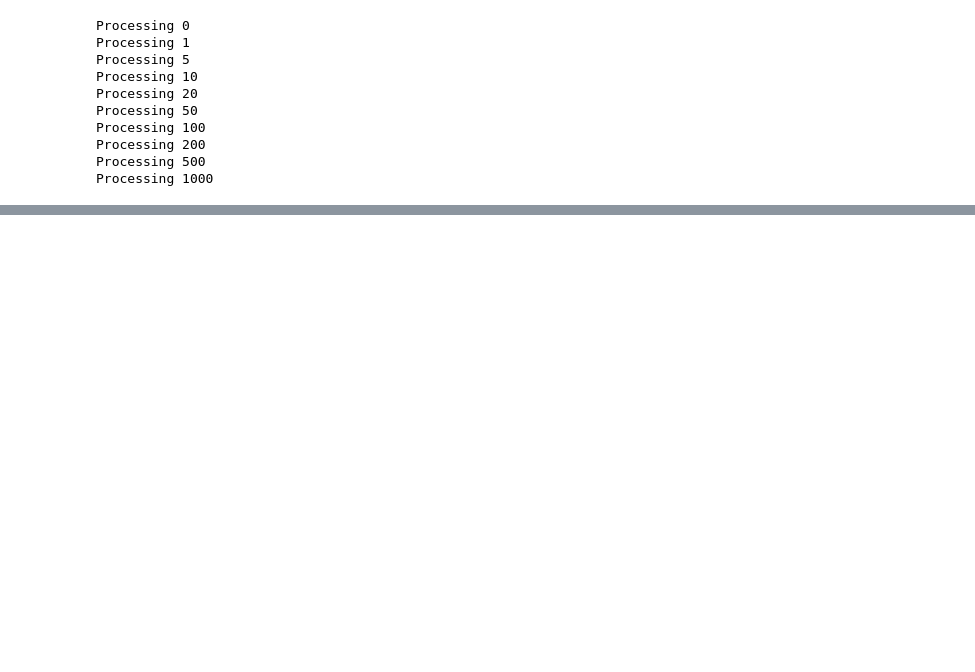
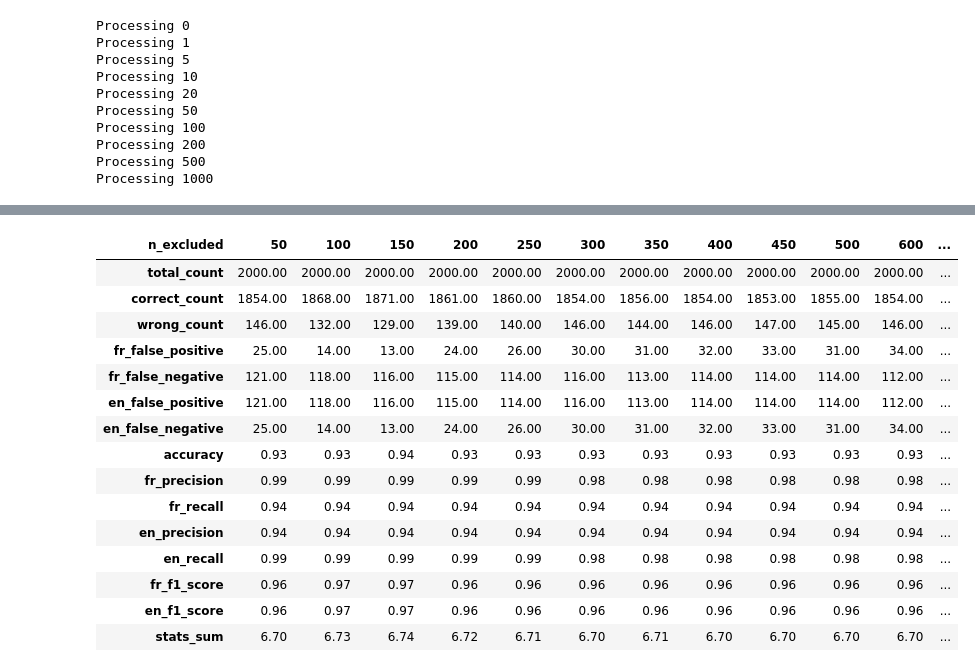
Before and after one commit to KevinCarr42/AI-Translation, a Jupyter notebook: fr_eng_classifier.ipynb, the cells around one changed output, grey strips where cells are left out. Drawn from its saved outputs; the diff is of its cells as text; code cells hidden in the pictures; blank space fills up the shorter version.

```diff
--- a/fr_eng_classifier.ipynb
+++ b/fr_eng_classifier.ipynb
@@ -706,0 +565,6 @@ KeyboardInterrupt:
+# %%
+n_to_exclude = [x for x in range(50, 550, 50)] + [x for x in range(600, 1100, 100)] + [x for x in range(1200, 2200, 200)]
+n_trials = 1000
+
+results_df = process_results(n_to_exclude, n_trials)
+grouped_df = create_stats(results_df)
@@ -706,0 +592,19 @@ KeyboardInterrupt:
+# %%
+grouped_df.set_index('n_excluded').T
+# %% [output]
+| n_excluded | 50 | 100 | 150 | 200 | 250 | 300 | 350 | 400 | 450 | 500 | 600 | ... |
+| total_count | 2000.00 | 2000.00 | 2000.00 | 2000.00 | 2000.00 | 2000.00 | 2000.00 | 2000.00 | 2000.00 | 2000.00 | 2000.00 | ... |
+| correct_count | 1854.00 | 1868.00 | 1871.00 | 1861.00 | 1860.00 | 1854.00 | 1856.00 | 1854.00 | 1853.00 | 1855.00 | 1854.00 | ... |
+| wrong_count | 146.00 | 132.00 | 129.00 | 139.00 | 140.00 | 146.00 | 144.00 | 146.00 | 147.00 | 145.00 | 146.00 | ... |
+| fr_false_positive | 25.00 | 14.00 | 13.00 | 24.00 | 26.00 | 30.00 | 31.00 | 32.00 | 33.00 | 31.00 | 34.00 | ... |
+| fr_false_negative | 121.00 | 118.00 | 116.00 | 115.00 | 114.00 | 116.00 | 113.00 | 114.00 | 114.00 | 114.00 | 112.00 | ... |
+| en_false_positive | 121.00 | 118.00 | 116.00 | 115.00 | 114.00 | 116.00 | 113.00 | 114.00 | 114.00 | 114.00 | 112.00 | ... |
+| en_false_negative | 25.00 | 14.00 | 13.00 | 24.00 | 26.00 | 30.00 | 31.00 | 32.00 | 33.00 | 31.00 | 34.00 | ... |
+| accuracy | 0.93 | 0.93 | 0.94 | 0.93 | 0.93 | 0.93 | 0.93 | 0.93 | 0.93 | 0.93 | 0.93 | ... |
+| fr_precision | 0.99 | 0.99 | 0.99 | 0.99 | 0.99 | 0.98 | 0.98 | 0.98 | 0.98 | 0.98 | 0.98 | ... |
+| fr_recall | 0.94 | 0.94 | 0.94 | 0.94 | 0.94 | 0.94 | 0.94 | 0.94 | 0.94 | 0.94 | 0.94 | ... |
+| en_precision | 0.94 | 0.94 | 0.94 | 0.94 | 0.94 | 0.94 | 0.94 | 0.94 | 0.94 | 0.94 | 0.94 | ... |
+| en_recall | 0.99 | 0.99 | 0.99 | 0.99 | 0.99 | 0.98 | 0.98 | 0.98 | 0.98 | 0.98 | 0.98 | ... |
+| fr_f1_score | 0.96 | 0.97 | 0.97 | 0.96 | 0.96 | 0.96 | 0.96 | 0.96 | 0.96 | 0.96 | 0.96 | ... |
+| en_f1_score | 0.96 | 0.97 | 0.97 | 0.96 | 0.96 | 0.96 | 0.96 | 0.96 | 0.96 | 0.96 | 0.96 | ... |
+| stats_sum | 6.70 | 6.73 | 6.74 | 6.72 | 6.71 | 6.70 | 6.71 | 6.70 | 6.70 | 6.70 | 6.70 | ... |
```
Also changed, not shown: parts of 23 cells of this notebook.
